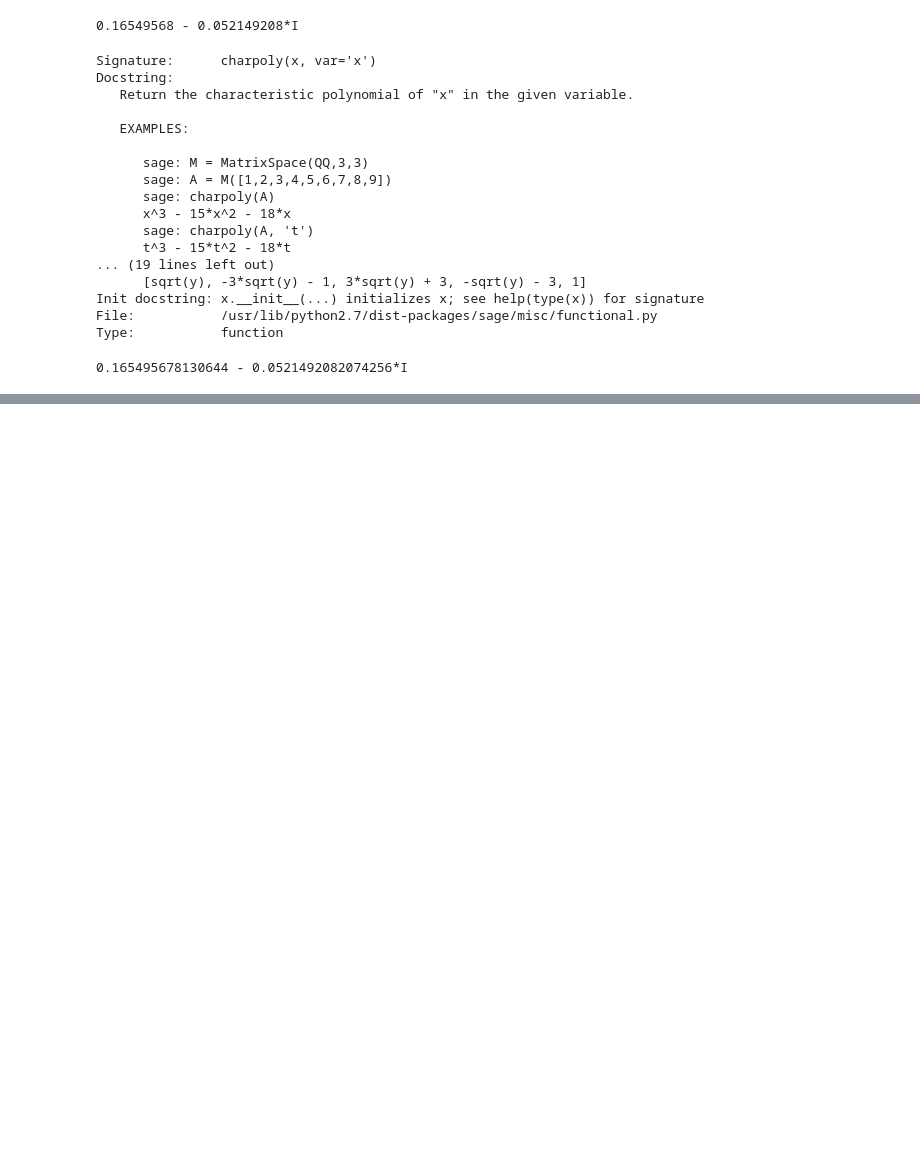
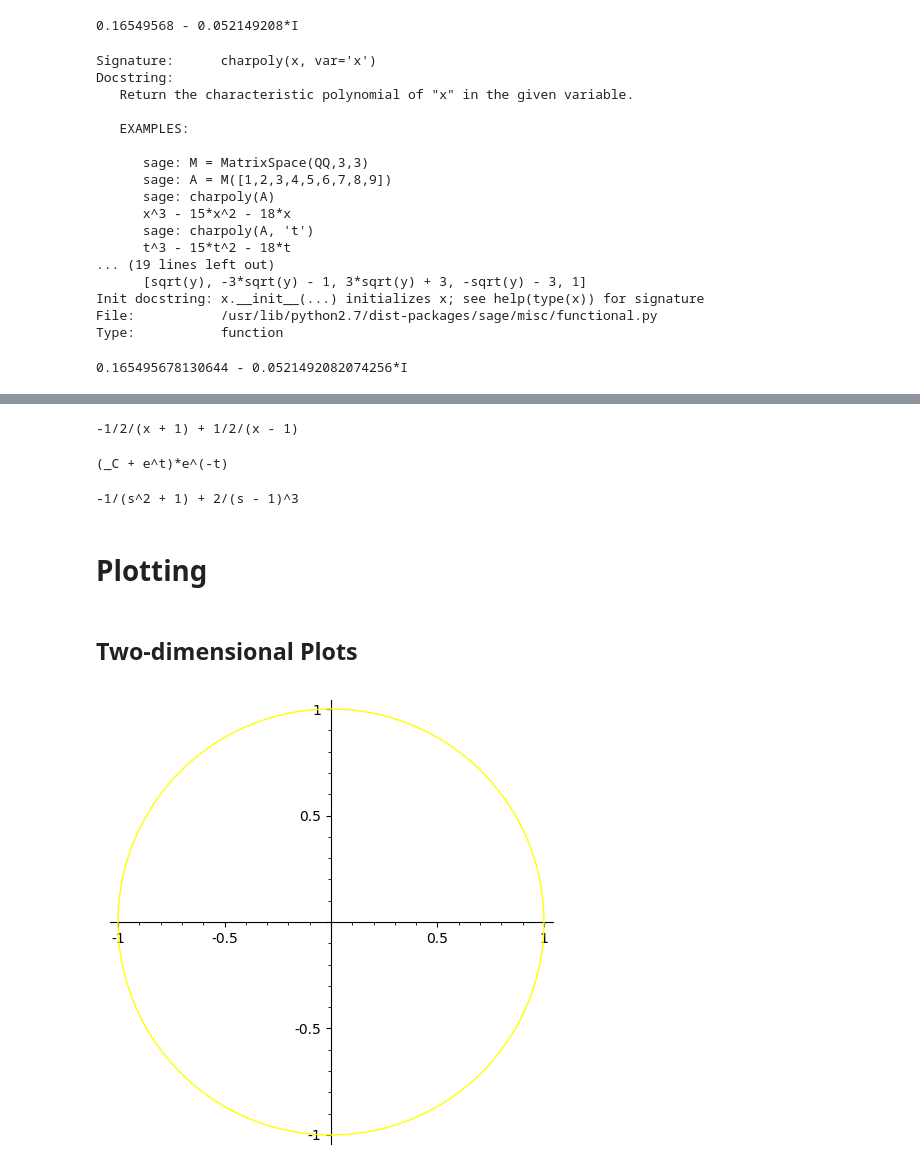
Before and after one commit to djndl1/Mathematica, a Jupyter notebook: sage/basic_tutorial.ipynb, the cells around one changed output, grey strips where cells are left out. Saved outputs shown, nothing was run; the diff lists cells and outputs as text; code cells hidden in the pictures; blank space fills up the shorter version.

```diff
--- a/sage/basic_tutorial.ipynb
+++ b/sage/basic_tutorial.ipynb
@@ -49,0 +121,27 @@ k.n()
+# %%
+f = 1/((1+x)*(x-1))
+f.partial_fraction(x)
+# %% [output]
+-1/2/(x + 1) + 1/2/(x - 1)
+# %%
+# Solving differential equations
+t = var('t')
+x =  function('x')(t)
+DE = diff(x, t) + x - 1
+pretty_print(desolve(DE, [x, t]))
+# %% [output]
+(_C + e^t)*e^(-t)
+# %%
+s, t = var('s, t')
+f = t^2 * e^t - sin(t)
+pretty_print(f.laplace(t, s))
+# %% [output]
+-1/(s^2 + 1) + 2/(s - 1)^3
+# %% [markdown]
+# Plotting
+# %% [markdown]
+## Two-dimensional Plots
+# %%
+circle((0, 0), 1, rgbcolor=(1,1,0))
+# %% [output]
+[figure, added]
```
Also changed, not shown: parts of 43 cells of this notebook.
